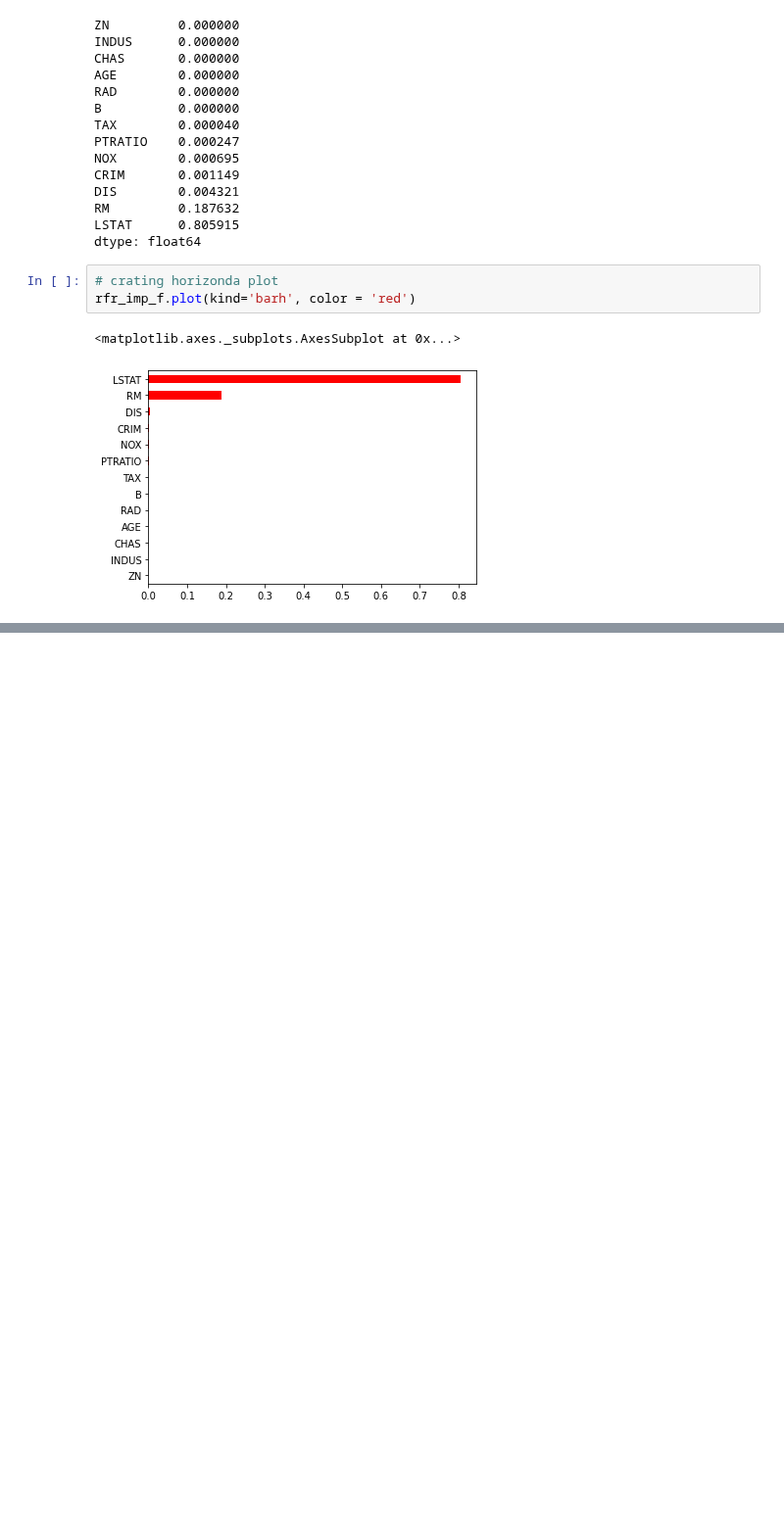
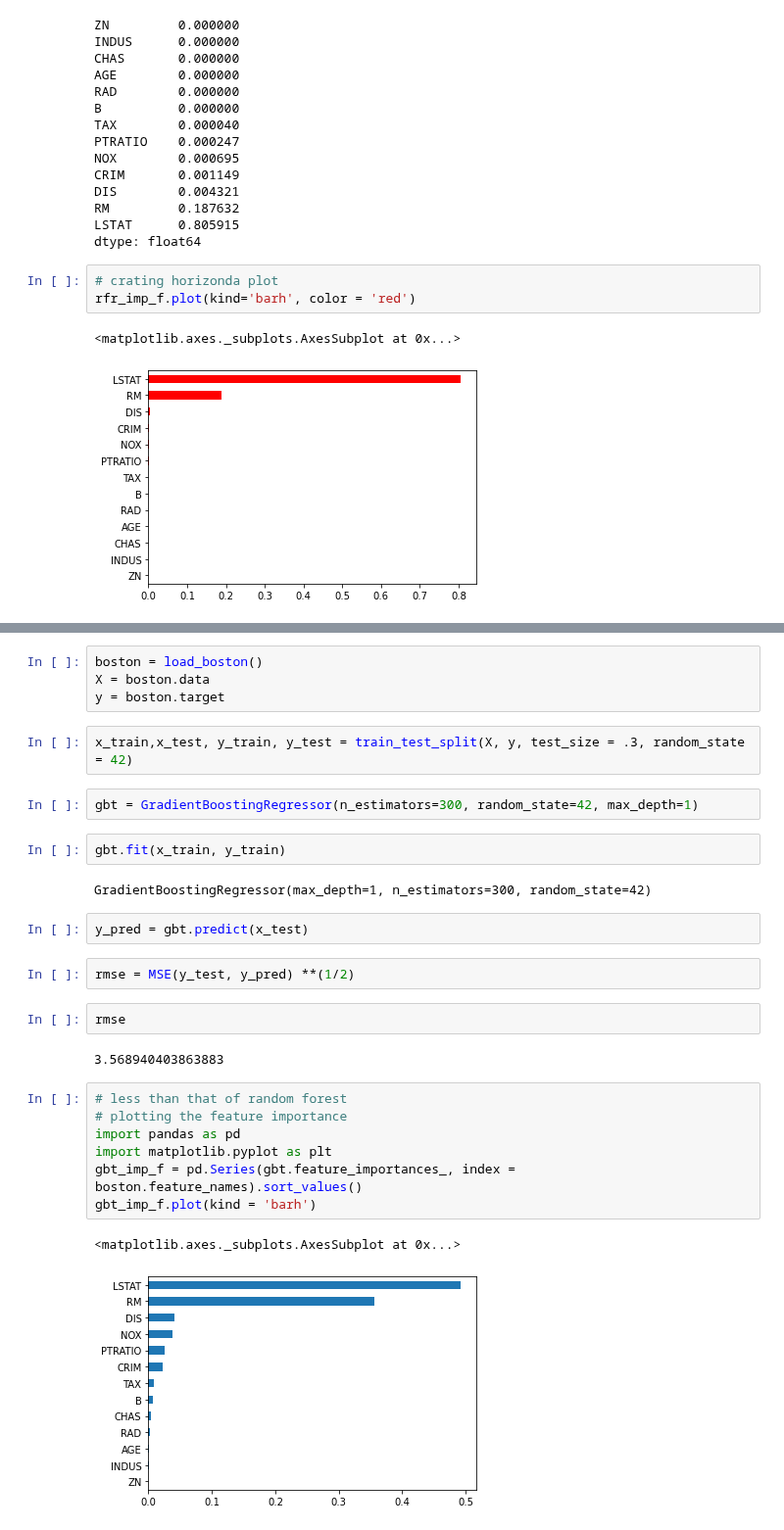
Before and after one commit to AkhilVinayakp/machine_Learning_Algorithms_python, a Jupyter notebook: ml_camp/decisionTree.ipynb, the cells around one changed output, grey strips where cells are left out. Shown at 98% size. Saved outputs shown, nothing was run; the diff lists cells and outputs as text; blank space fills up the shorter version.

Commit message:
boosting

```diff
--- a/ml_camp/decisionTree.ipynb
+++ b/ml_camp/decisionTree.ipynb
@@ -266,0 +313,30 @@ rfr_imp_f.plot(kind='barh', color = 'red')
+# %%
+boston = load_boston()
+X = boston.data
+y = boston.target
+# %%
+x_train,x_test, y_train, y_test = train_test_split(X, y, test_size = .3, random_state = 42)
+# %%
+gbt = GradientBoostingRegressor(n_estimators=300, random_state=42, max_depth=1)
+# %%
+gbt.fit(x_train, y_train)
+# %% [output]
+GradientBoostingRegressor(max_depth=1, n_estimators=300, random_state=42)
+# %%
+y_pred = gbt.predict(x_test)
+# %%
+rmse = MSE(y_test, y_pred) **(1/2)
+# %%
+rmse
+# %% [output]
+3.568940403863883
+# %%
+# less than that of random forest
+# plotting the feature importance
+import pandas as pd
+import matplotlib.pyplot as plt
+gbt_imp_f = pd.Series(gbt.feature_importances_, index = boston.feature_names).sort_values()
+gbt_imp_f.plot(kind = 'barh')
+# %% [output]
+<matplotlib.axes._subplots.AxesSubplot at 0x...>
+[figure, added]
```
Also changed, not shown: parts of 13 cells of this notebook.
